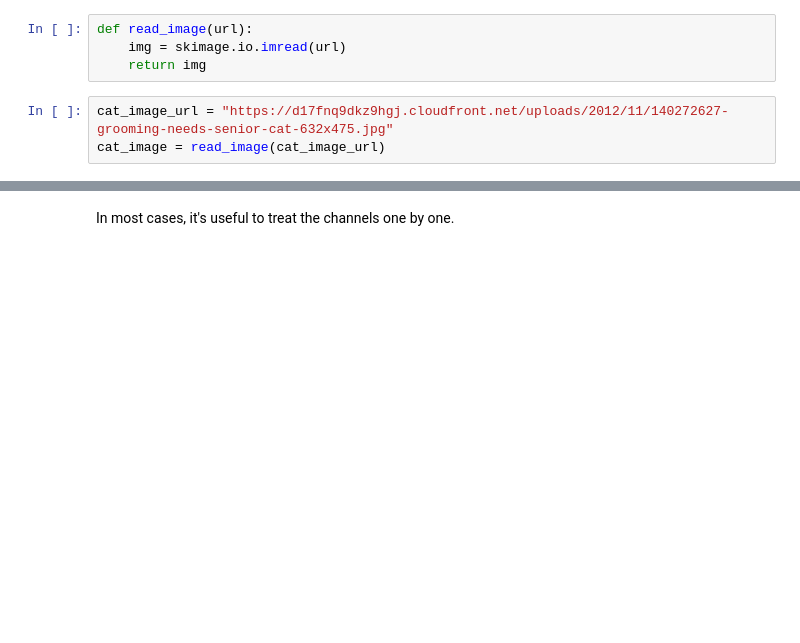
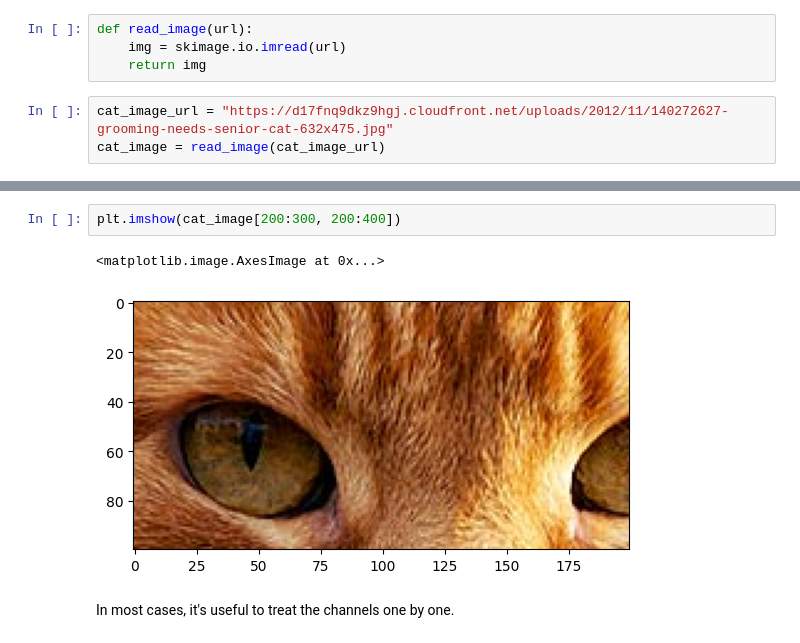
Before and after one commit to BoykoPetevBoev/SoftUni-Math-Concepts-for-Developers-March-2022, a Jupyter notebook: 06. Linear-Algebra-Exercise/Linear Algebra Exercise.ipynb, the cells around one changed output, grey strips where cells are left out. Saved outputs shown, nothing was run; the diff lists cells and outputs as text; blank space fills up the shorter version.

```diff
--- a/06. Linear-Algebra-Exercise/Linear Algebra Exercise.ipynb
+++ b/06. Linear-Algebra-Exercise/Linear Algebra Exercise.ipynb
@@ -399,3 +470,8 @@ plt.show()
+# %%
+plt.imshow(cat_image[200:300, 200:400])
+# %% [output]
+<matplotlib.image.AxesImage at 0x...>
+[figure, added]
 # %% [markdown]
 In most cases, it's useful to treat the channels one by one.
 # %%
```
Also changed, not shown: parts of 29 cells of this notebook.
